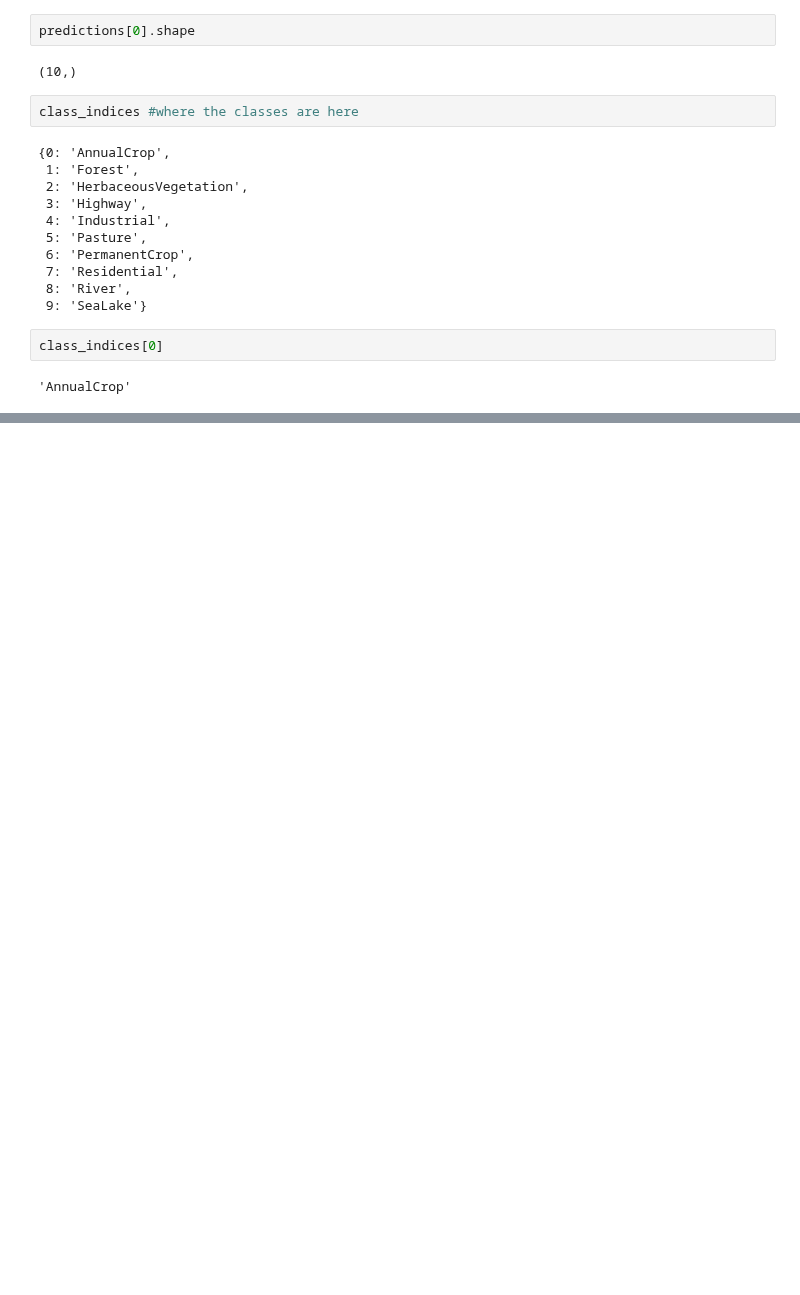
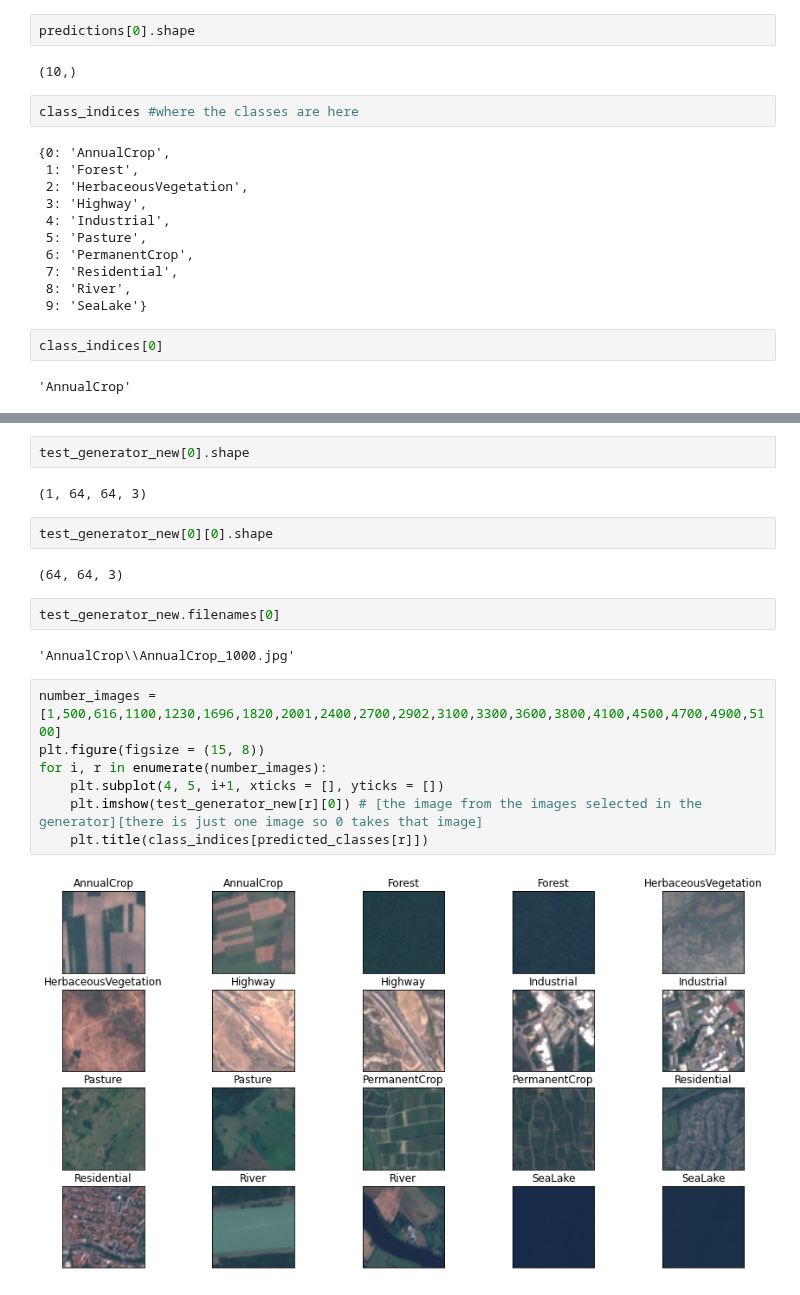
Before and after one commit to CSCCNY/final-project-landandbuildingsatimg-ccny, a Jupyter notebook: notebooks/scratch/01-SM-ResNet50.ipynb, the cells around one changed output, grey strips where cells are left out. Saved outputs shown, nothing was run; the diff lists cells and outputs as text; blank space fills up the shorter version.

Commit message:
Deleting some cells and plotting prediction of some test images

```diff
--- a/notebooks/scratch/01-SM-ResNet50.ipynb
+++ b/notebooks/scratch/01-SM-ResNet50.ipynb
@@ -892,0 +797,21 @@ plt.show()
+# %%
+test_generator_new[0].shape
+# %% [output]
+(1, 64, 64, 3)
+# %%
+test_generator_new[0][0].shape
+# %% [output]
+(64, 64, 3)
+# %%
+test_generator_new.filenames[0]
+# %% [output]
+'AnnualCrop\\AnnualCrop_1000.jpg'
+# %%
+number_images = [1,500,616,1100,1230,1696,1820,2001,2400,2700,2902,3100,3300,3600,3800,4100,4500,4700,4900,5100]
+plt.figure(figsize = (15, 8))
+for i, r in enumerate(number_images):
+    plt.subplot(4, 5, i+1, xticks = [], yticks = [])
+    plt.imshow(test_generator_new[r][0]) # [the image from the images selected in the generator][there is just one image so 0 takes that image]
+    plt.title(class_indices[predicted_classes[r]])
+# %% [output]
+[figure, added]
```
Also changed, not shown: parts of 11 cells of this notebook.
